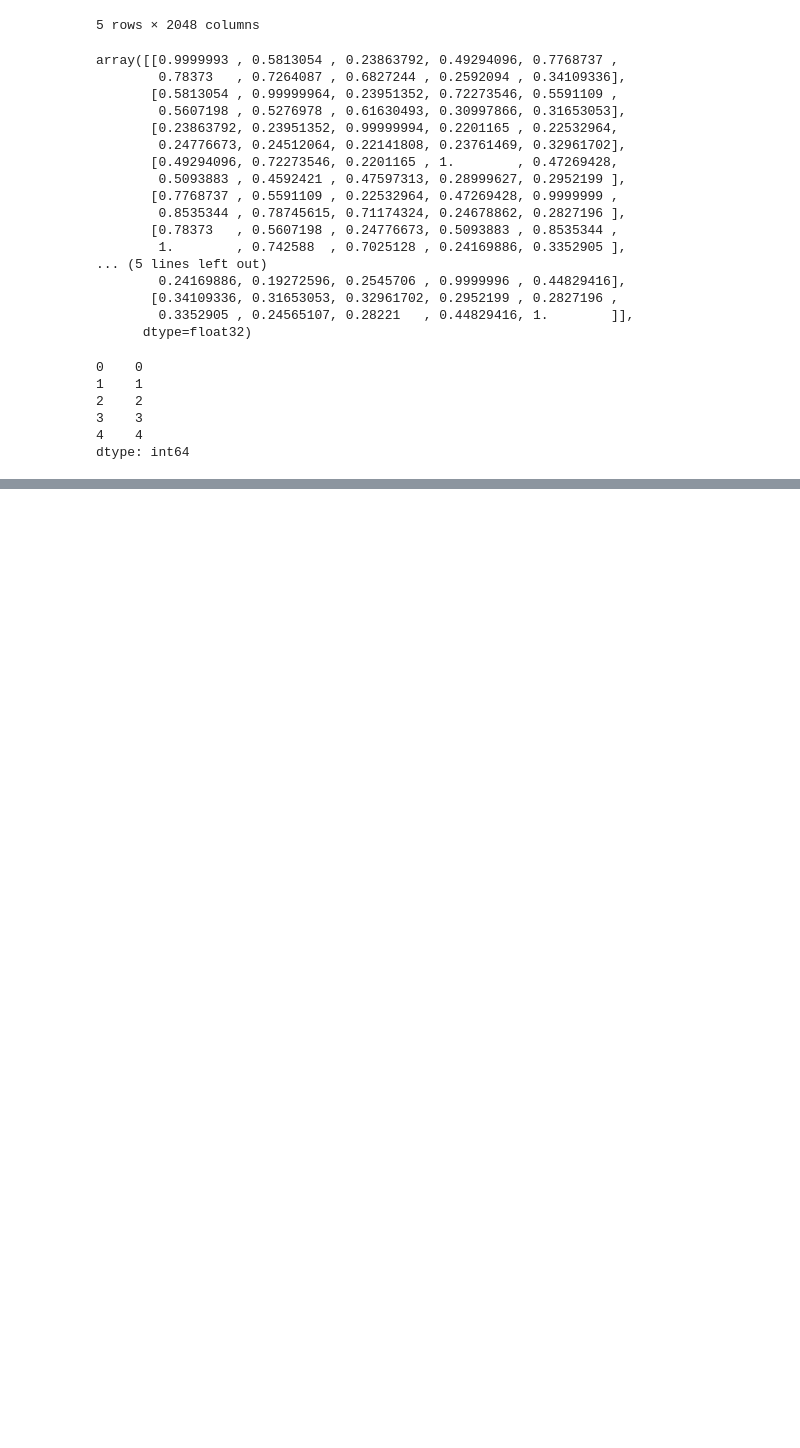
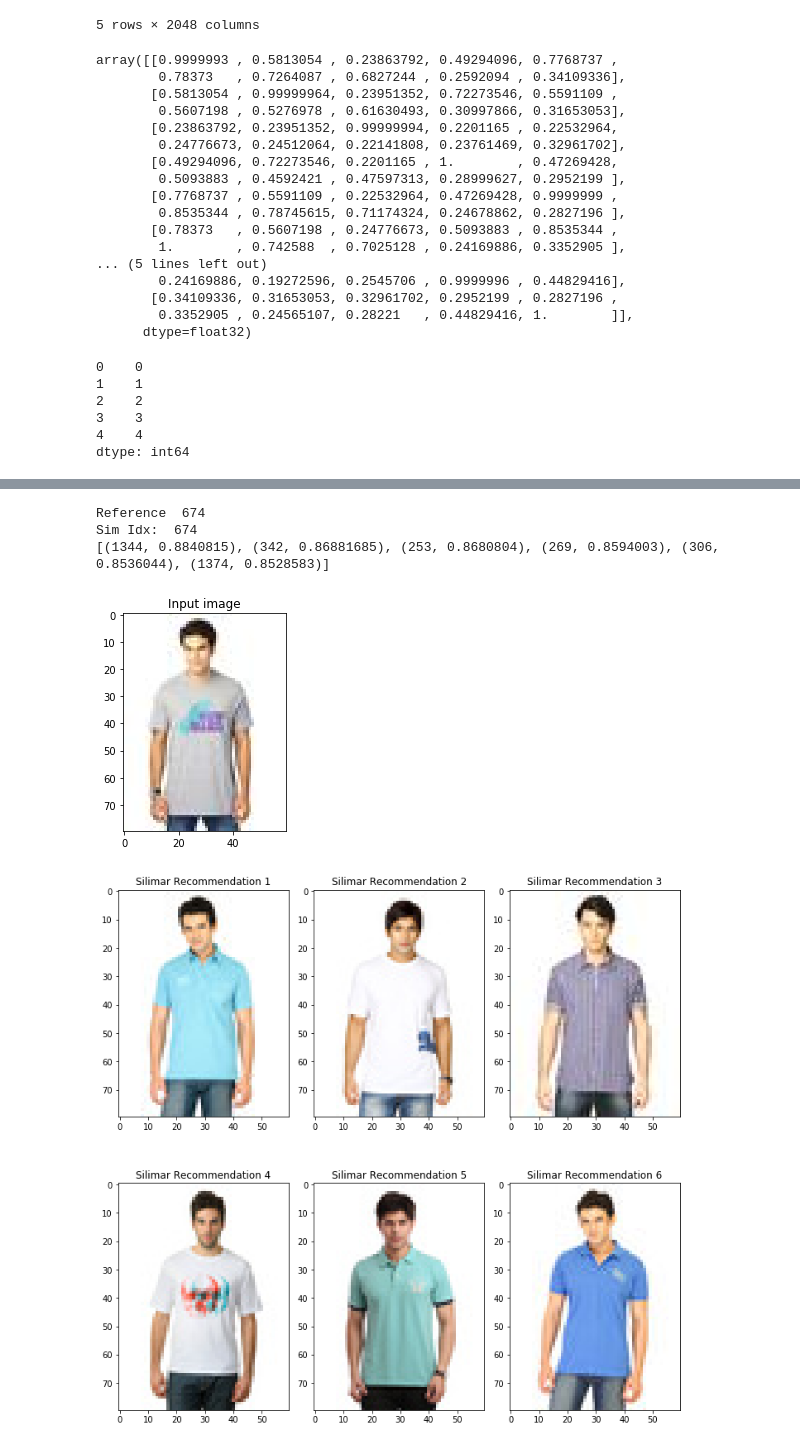
Before and after one commit to yashobhan/Machine-Learning, a Jupyter notebook: Image-Visual-Similarity/visual_similarity.ipynb, the cells around one changed output, grey strips where cells are left out. Drawn from its saved outputs; the diff is of its cells as text; code cells hidden in the pictures; blank space fills up the shorter version.

```diff
--- a/Image-Visual-Similarity/visual_similarity.ipynb
+++ b/Image-Visual-Similarity/visual_similarity.ipynb
@@ -183,0 +208,8 @@ for i in idx_rec:
+# %%
+run(random.randint(1, len(indices)), df)
+# %% [output]
+Reference  674
+Sim Idx:  674
+[(1344, 0.8840815), (342, 0.86881685), (253, 0.8680804), (269, 0.8594003), (306, 0.8536044), (1374, 0.8528583)]
+[figure, added]
+[figure, added]
```
Also changed, not shown: parts of 16 cells of this notebook.
